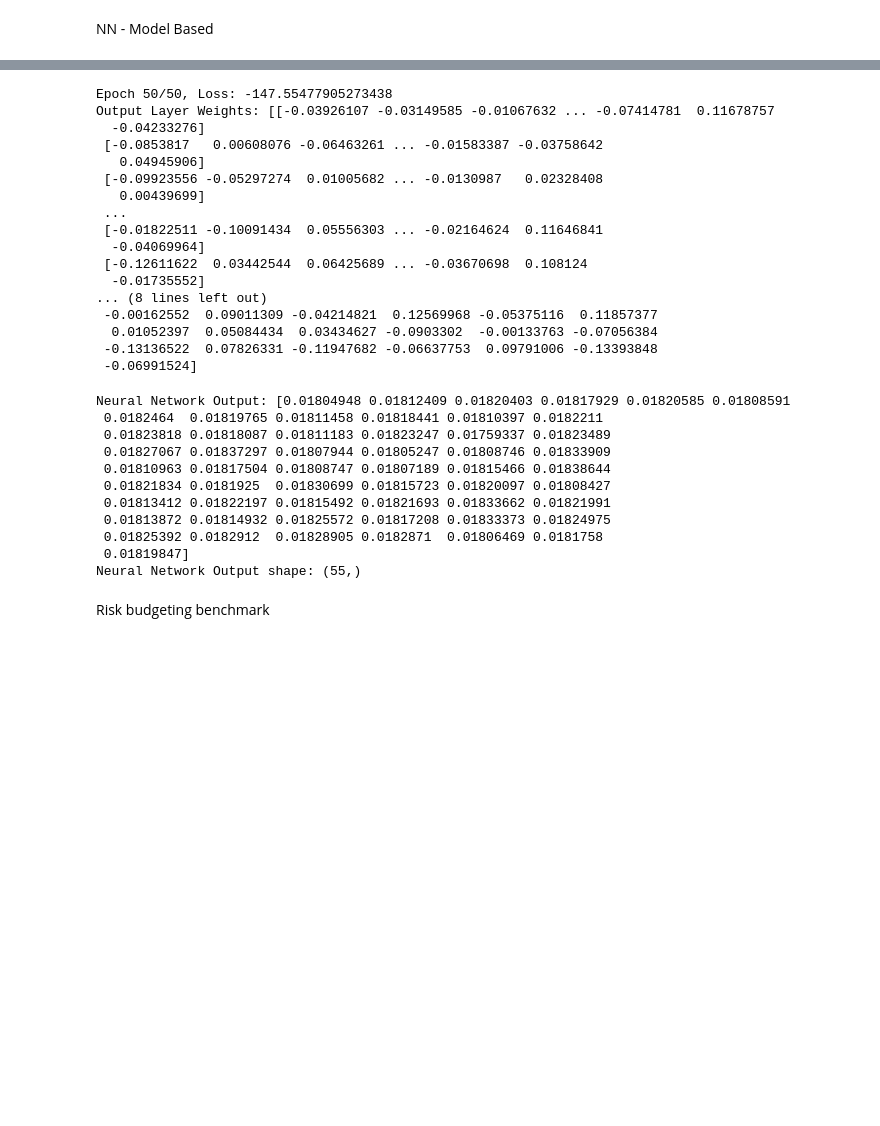
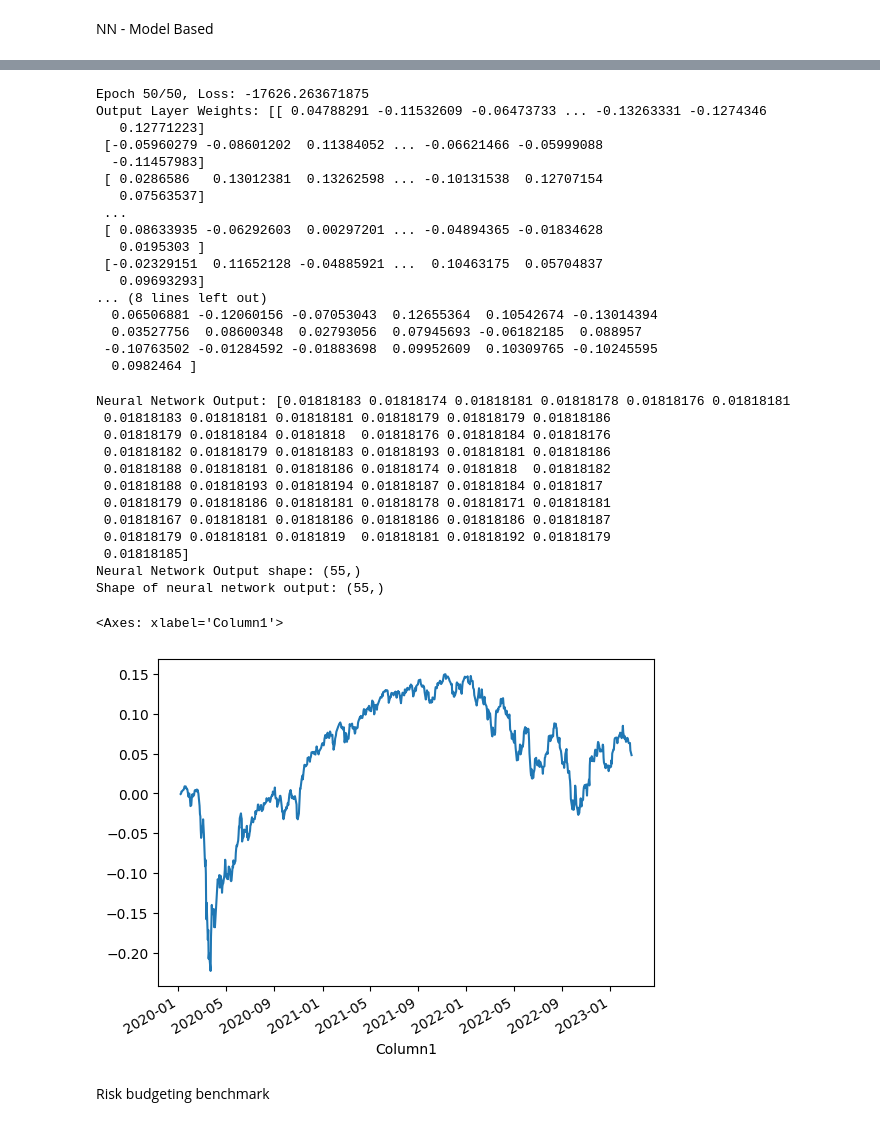
Before and after one commit to JakobA-Scott/ME2313, a Jupyter notebook: ap1.ipynb, the cells around one changed output, grey strips where cells are left out. Drawn from its saved outputs; the diff is of its cells as text; code cells hidden in the pictures; blank space fills up the shorter version.

```diff
--- a/ap1.ipynb
+++ b/ap1.ipynb
@@ -464,4 +504,23 @@ print("Neural Network Output shape:", neural_network_output.shape)
     #test_loss = criterion(test_outputs)
     #print(f"Final Training Loss: {train_loss.item()}")
     #print(f"Final Test Loss: {test_loss.item()}")
+
+print("Shape of neural network output:", neural_network_output.shape)
+
+# Normalize the predicted weights
+normalized_predicted_weights = neural_network_output / np.sum(neural_network_output)
+
+# Convert the normalized predicted weights to DataFrame
+weights_df = pd.DataFrame([normalized_predicted_weights], columns=returns.columns)
+
+# Replicate the weights across the dates in the returns DataFrame
+weights_df = pd.concat([weights_df]*len(returns), ignore_index=True)
+weights_df.index = returns.index
+
+# Calculate weighted returns
+portfolio_returns = weights_df.shift(1).mul(returns).dropna(how='all')
+
+# Calculate cumulative portfolio returns and plot
+cumulative_returns = portfolio_returns.sum(axis=1).cumsum()
+cumulative_returns.plot()
 # %% [output]
@@ -472,31 +531,34 @@ Epoch 40/50, Loss: -147.55477905273438
-Epoch 50/50, Loss: -147.55477905273438
-Output Layer Weights: [[-0.03926107 -0.03149585 -0.01067632 ... -0.07414781  0.11678757
-  -0.04233276]
- [-0.0853817   0.00608076 -0.06463261 ... -0.01583387 -0.03758642
-   0.04945906]
- [-0.09923556 -0.05297274  0.01005682 ... -0.0130987   0.02328408
-   0.00439699]
+Epoch 50/50, Loss: -17626.263671875
+Output Layer Weights: [[ 0.04788291 -0.11532609 -0.06473733 ... -0.13263331 -0.1274346
+   0.12771223]
+ [-0.05960279 -0.08601202  0.11384052 ... -0.06621466 -0.05999088
+  -0.11457983]
+ [ 0.0286586   0.13012381  0.13262598 ... -0.10131538  0.12707154
+   0.07563537]
  ...
- [-0.01822511 -0.10091434  0.05556303 ... -0.02164624  0.11646841
-  -0.04069964]
- [-0.12611622  0.03442544  0.06425689 ... -0.03670698  0.108124
-  -0.01735552]
+ [ 0.08633935 -0.06292603  0.00297201 ... -0.04894365 -0.01834628
+   0.0195303 ]
+ [-0.02329151  0.11652128 -0.04885921 ...  0.10463175  0.05704837
+   0.09693293]
 ... (8 lines left out)
- -0.00162552  0.09011309 -0.04214821  0.12569968 -0.05375116  0.11857377
-  0.01052397  0.05084434  0.03434627 -0.0903302  -0.00133763 -0.07056384
- -0.13136522  0.07826331 -0.11947682 -0.06637753  0.09791006 -0.13393848
- -0.06991524]
+  0.06506881 -0.12060156 -0.07053043  0.12655364  0.10542674 -0.13014394
+  0.03527756  0.08600348  0.02793056  0.07945693 -0.06182185  0.088957
+ -0.10763502 -0.01284592 -0.01883698  0.09952609  0.10309765 -0.10245595
+  0.0982464 ]
-Neural Network Output: [0.01804948 0.01812409 0.01820403 0.01817929 0.01820585 0.01808591
- 0.0182464  0.01819765 0.01811458 0.01818441 0.01810397 0.0182211
- 0.01823818 0.01818087 0.01811183 0.01823247 0.01759337 0.01823489
- 0.01827067 0.01837297 0.01807944 0.01805247 0.01808746 0.01833909
- 0.01810963 0.01817504 0.01808747 0.01807189 0.01815466 0.01838644
- 0.01821834 0.0181925  0.01830699 0.01815723 0.01820097 0.01808427
- 0.01813412 0.01822197 0.01815492 0.01821693 0.01833662 0.01821991
- 0.01813872 0.01814932 0.01825572 0.01817208 0.01833373 0.01824975
- 0.01825392 0.0182912  0.01828905 0.0182871  0.01806469 0.0181758
- 0.01819847]
+Neural Network Output: [0.01818183 0.01818174 0.01818181 0.01818178 0.01818176 0.01818181
+ 0.01818183 0.01818181 0.01818181 0.01818179 0.01818179 0.01818186
+ 0.01818179 0.01818184 0.0181818  0.01818176 0.01818184 0.01818176
+ 0.01818182 0.01818179 0.01818183 0.01818193 0.01818181 0.01818186
+ 0.01818188 0.01818181 0.01818186 0.01818174 0.0181818  0.01818182
+ 0.01818188 0.01818193 0.01818194 0.01818187 0.01818184 0.0181817
+ 0.01818179 0.01818186 0.01818181 0.01818178 0.01818171 0.01818181
+ 0.01818167 0.01818181 0.01818186 0.01818186 0.01818186 0.01818187
+ 0.01818179 0.01818181 0.0181819  0.01818181 0.01818192 0.01818179
+ 0.01818185]
 Neural Network Output shape: (55,)
+Shape of neural network output: (55,)
+<Axes: xlabel='Column1'>
+[figure, added]
 # %% [markdown]
 Risk budgeting benchmark
 # %% [markdown]
```
Also changed, not shown: parts of 3 cells of this notebook.
